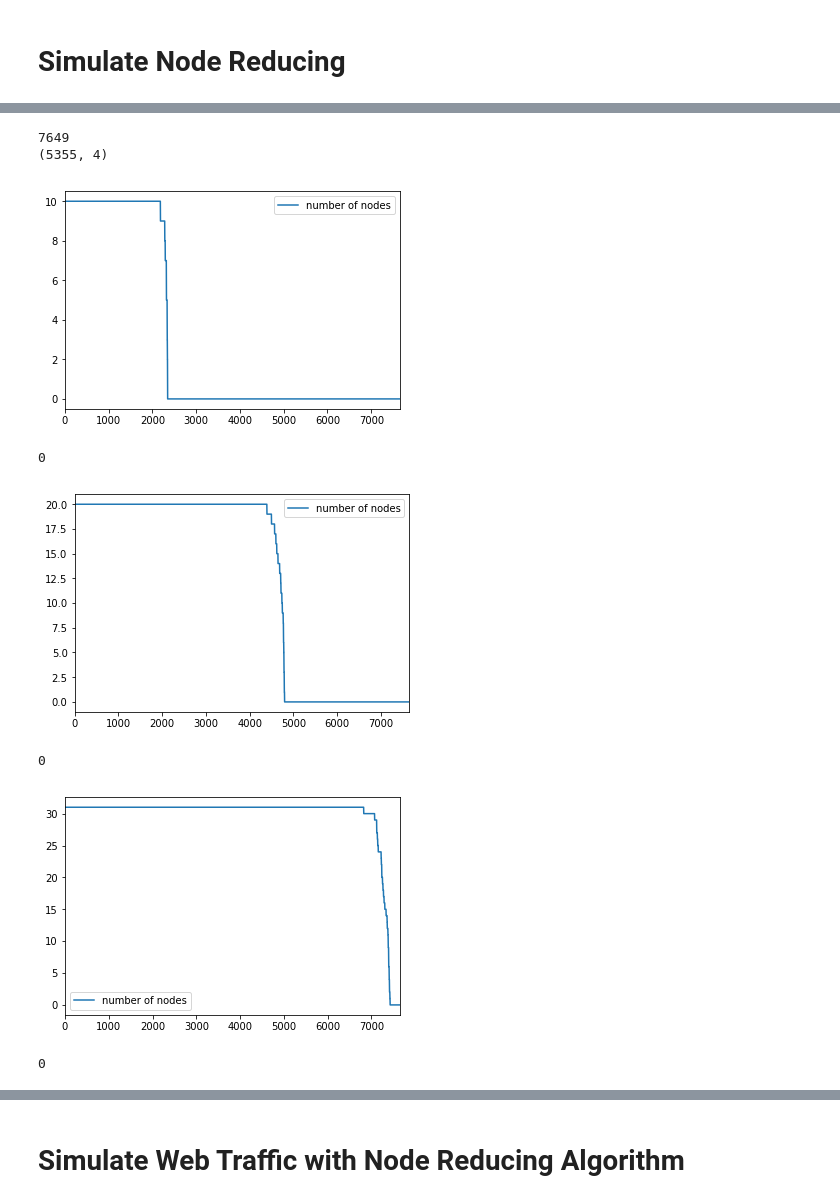
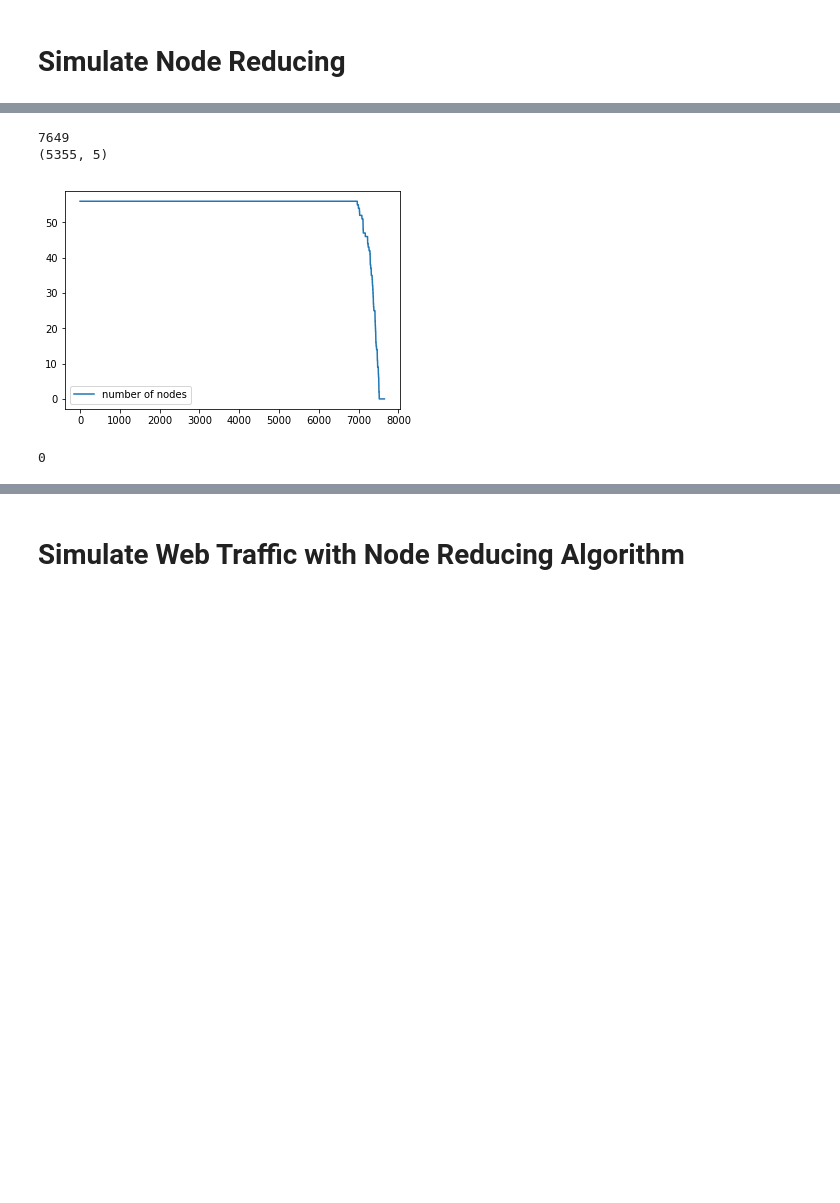
Before and after one commit to diemori/anti-crawler, a Jupyter notebook: 20_Experiments/Exmperiment_20180213.ipynb, the cells around one changed output, grey strips where cells are left out. Saved outputs shown, nothing was run; the diff lists cells and outputs as text; code cells hidden in the pictures; blank space fills up the shorter version.

Commit message:
add new figure about limit and false positive

```diff
--- a/20_Experiments/Exmperiment_20180213.ipynb
+++ b/20_Experiments/Exmperiment_20180213.ipynb
@@ -66,14 +66,19 @@ Count: 5355 / 7649
 - Crawler Set Node Reducing Simulator
 - Web Traffic Node Reducing False Positive Checker
 # %%
-def simulate(crawl_num, df, item_list, threshold, except_item=".gif", _plot=True):
+def simulate(crawl_num, df, item_list, threshold, except_item=".gif", _plot=True, _longtail=True):
     result = dict()
     attacker_ip = [x for x in range(crawl_num)]
     server_mem = dict()
 
-    td3_list = df[df['count'] <= threshold]['uri'].values
+#     td3_list = df[df['count'] <= threshold]['uri'].values
+    if _longtail:
+        td3_list = df[df['count'] <= threshold]['uri'].values
+    else:
+        td3_list = df['uri'].values
 
     aip = 0
+    eliminated = 0
 
     for pos, item in enumerate(item_list):
         laip = len(attacker_ip)
@@ -100,6 +105,8 @@ def simulate(crawl_num, df, item_list, threshold, except_item=".gif", _plot=True
 
         if len(server_mem[atkip]) >  threshold:
             attacker_ip.remove(atkip)
+            if len(attacker_ip) < 1:
+                eliminated = pos
 
     if _plot:
         df_result = pd.DataFrame.from_dict(result, orient='index')
@@ -107,19 +114,16 @@ def simulate(crawl_num, df, item_list, threshold, except_item=".gif", _plot=True
         ax.legend(["number of nodes"])
         plt.show()
 
-    return laip
+    return laip, eliminated
 
 
-def simulate_real(df_traffic, df_td3, threshold, except_item=".gif", _plot=False):
+def simulate_real(df_traffic, df_td3, threshold, banned, except_item=".gif", _plot=False, _longtail=True):
     result = dict()
     server_mem = dict()
-    banned = list()
     server_mem = dict()
 
-    td3_list = df_td3[df_td3['count'] <= threshold]['uri'].values
-
-    print("Td3 list len: %d" % len(td3_list))
-    print(td3_list)
+    td3_list = df_td3['uri'].values
+#     print("Td3 list len: %d" % len(td3_list))
 
     n = 0
 
@@ -146,14 +150,13 @@ def simulate_real(df_traffic, df_td3, threshold, except_item=".gif", _plot=False
 
         if len(server_mem[ip]) > threshold:
             banned.append(ip)
-            print(banned)
 
     if _plot:
         df_result = pd.DataFrame.from_dict(result, orient='index')
         df_result.plot()
         plt.show()
 
-    return banned, server_mem
+    return server_mem
 # %% [markdown]
 # Simulate Node Reducing
 # %%
@@ -192,30 +181,20 @@ print(result)
 # %%
-
-threshold = 185
+# Normal Frequency Based
+threshold = 110
 except_item = '.gif'
 
 df_count = a.get_item_count(a.df)
 
 item_list = df_count['uri'].tolist()
 random.shuffle(item_list)
 
 print(len(item_list))
 print(td3.shape)
 
-result = simulate(10, a.df_tdall, item_list, threshold, except_item=except_item)
+result = simulate(56, a.df_tdall, item_list, threshold, except_item=except_item, _longtail=False)
 print(result)
-
-result = simulate(20, a.df_tdall, item_list, threshold, except_item=except_item)
-print(result)
-
-result = simulate(31, a.df_tdall, item_list, threshold, except_item=except_item)
-print(result)
 # %% [output]
 7649
-(5355, 4)
+(5355, 5)
-[figure, old version]
+[figure, new version]
 0
-[figure, removed]
-0
-[figure, removed]
-0
```
Also changed, not shown: parts of 15 cells of this notebook, 10 other files.
